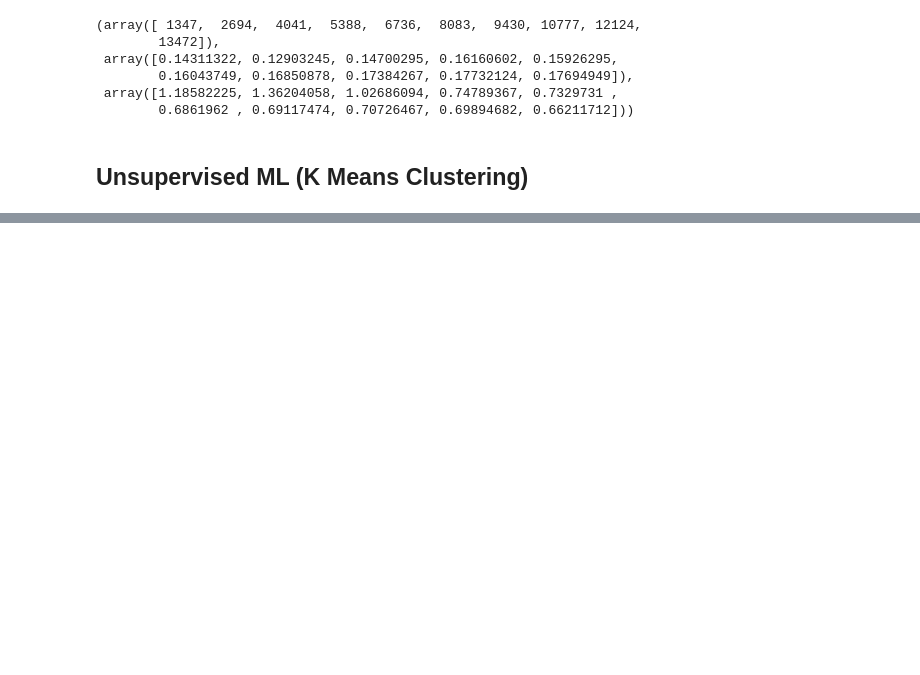
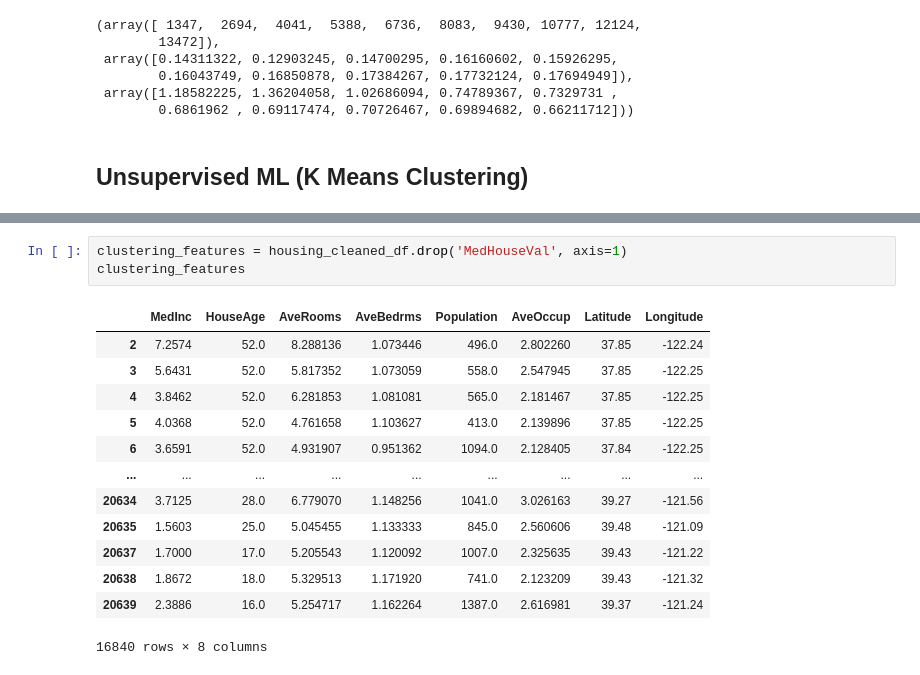
Before and after one commit to efyrb4/dsda-zdat2003-assessment-2-efyrb4, a Jupyter notebook: src/ML_experiments.ipynb, the cells around one changed output, grey strips where cells are left out. Saved outputs shown, nothing was run; the diff lists cells and outputs as text; blank space fills up the shorter version.

```diff
--- a/src/ML_experiments.ipynb
+++ b/src/ML_experiments.ipynb
@@ -654,0 +668,17 @@ learning_curves(model=model4_rfr,
+# %%
+clustering_features = housing_cleaned_df.drop('MedHouseVal', axis=1)
+clustering_features
+# %% [output]
+|  | MedInc | HouseAge | AveRooms | AveBedrms | Population | AveOccup | Latitude | Longitude |
+| 2 | 7.2574 | 52.0 | 8.288136 | 1.073446 | 496.0 | 2.802260 | 37.85 | -122.24 |
+| 3 | 5.6431 | 52.0 | 5.817352 | 1.073059 | 558.0 | 2.547945 | 37.85 | -122.25 |
+| 4 | 3.8462 | 52.0 | 6.281853 | 1.081081 | 565.0 | 2.181467 | 37.85 | -122.25 |
+| 5 | 4.0368 | 52.0 | 4.761658 | 1.103627 | 413.0 | 2.139896 | 37.85 | -122.25 |
+| 6 | 3.6591 | 52.0 | 4.931907 | 0.951362 | 1094.0 | 2.128405 | 37.84 | -122.25 |
+| ... | ... | ... | ... | ... | ... | ... | ... | ... |
+| 20634 | 3.7125 | 28.0 | 6.779070 | 1.148256 | 1041.0 | 3.026163 | 39.27 | -121.56 |
+| 20635 | 1.5603 | 25.0 | 5.045455 | 1.133333 | 845.0 | 2.560606 | 39.48 | -121.09 |
+| 20637 | 1.7000 | 17.0 | 5.205543 | 1.120092 | 1007.0 | 2.325635 | 39.43 | -121.22 |
+| 20638 | 1.8672 | 18.0 | 5.329513 | 1.171920 | 741.0 | 2.123209 | 39.43 | -121.32 |
+| 20639 | 2.3886 | 16.0 | 5.254717 | 1.162264 | 1387.0 | 2.616981 | 39.37 | -121.24 |
+16840 rows × 8 columns
```
Also changed, not shown: parts of 7 cells of this notebook, 1 other file.
